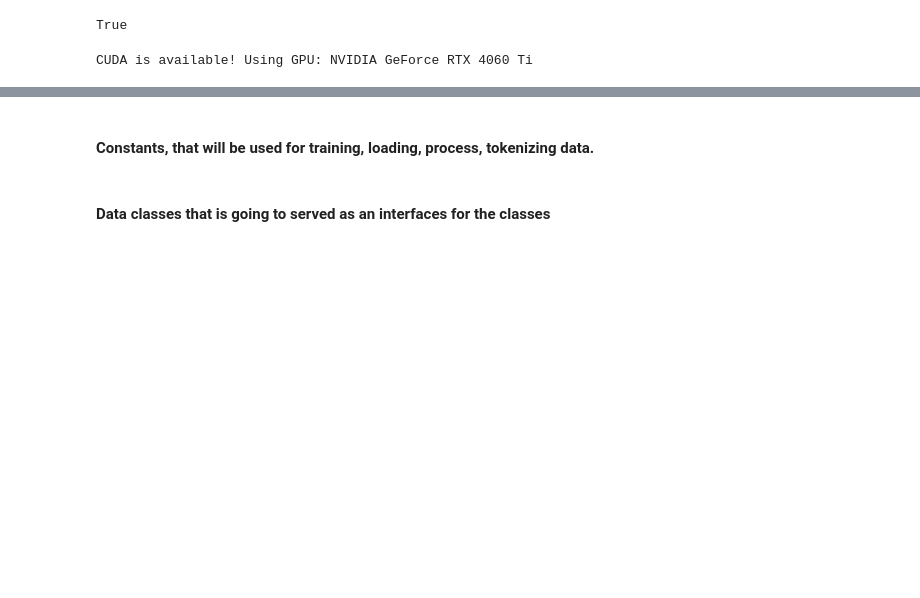
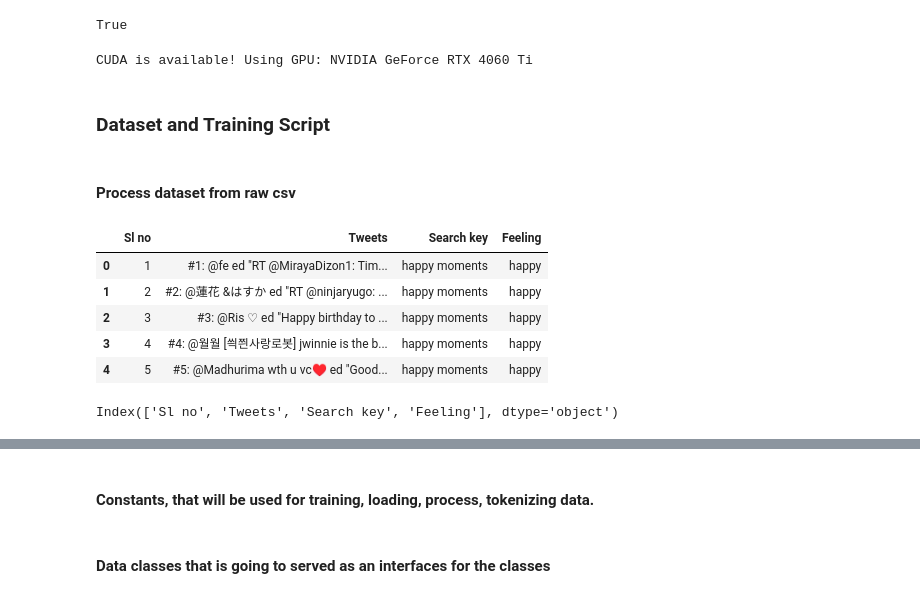
Before and after one commit to wllchrst/prethesis-experiments, a Jupyter notebook: Experiments/January17th/supervised_learning_experiments.ipynb, the cells around one changed output, grey strips where cells are left out. Cells and saved outputs as stored; diff of their text form; code cells hidden in the pictures; blank space fills up the shorter version.

Commit message:
feat: training with kaggle data

```diff
--- a/Experiments/January17th/supervised_learning_experiments.ipynb
+++ b/Experiments/January17th/supervised_learning_experiments.ipynb
@@ -57,3 +40,21 @@ else:
     print("CUDA is not available. Running on CPU.")
 # %% [output]
 CUDA is available! Using GPU: NVIDIA GeForce RTX 4060 Ti
+# %% [markdown]
+### Dataset and Training Script
+# %% [markdown]
+#### Process dataset from raw csv
+# %%
+df = pd.read_csv("./data.csv")
+df.head()
+# %% [output]
+|  | Sl no | Tweets | Search key | Feeling |
+| 0 | 1 | #1: @fe ed "RT @MirayaDizon1: Tim... | happy moments | happy |
+| 1 | 2 | #2: @蓮花 &はすか ed "RT @ninjaryugo: ... | happy moments | happy |
+| 2 | 3 | #3: @Ris ♡ ed "Happy birthday to ... | happy moments | happy |
+| 3 | 4 | #4: @월월 [씍쯴사랑로봇] jwinnie is the b... | happy moments | happy |
+| 4 | 5 | #5: @Madhurima wth u vc♥ ed "Good... | happy moments | happy |
+# %%
+df.columns
+# %% [output]
+Index(['Sl no', 'Tweets', 'Search key', 'Feeling'], dtype='object')
```
Also changed, not shown: parts of 23 cells of this notebook.
